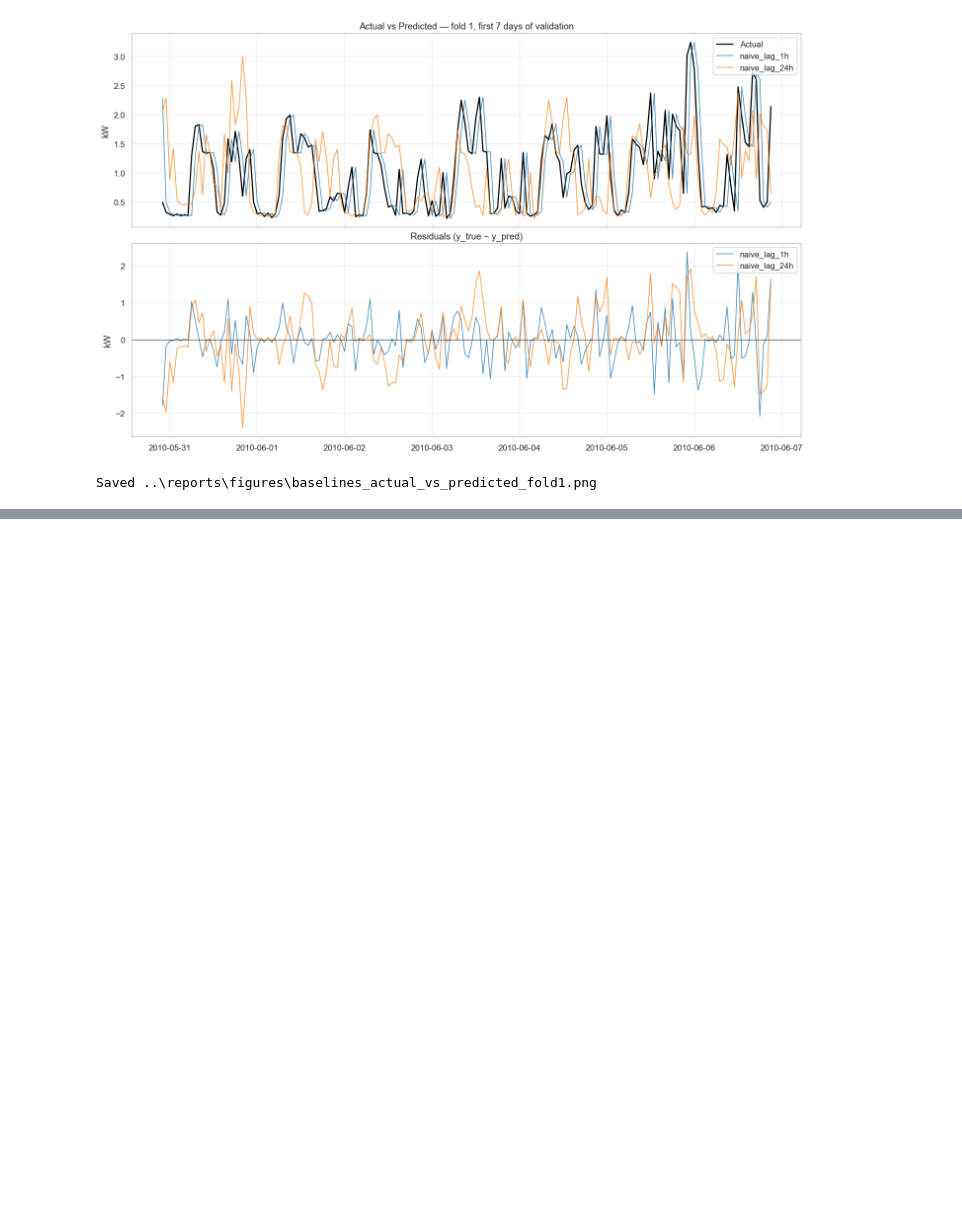
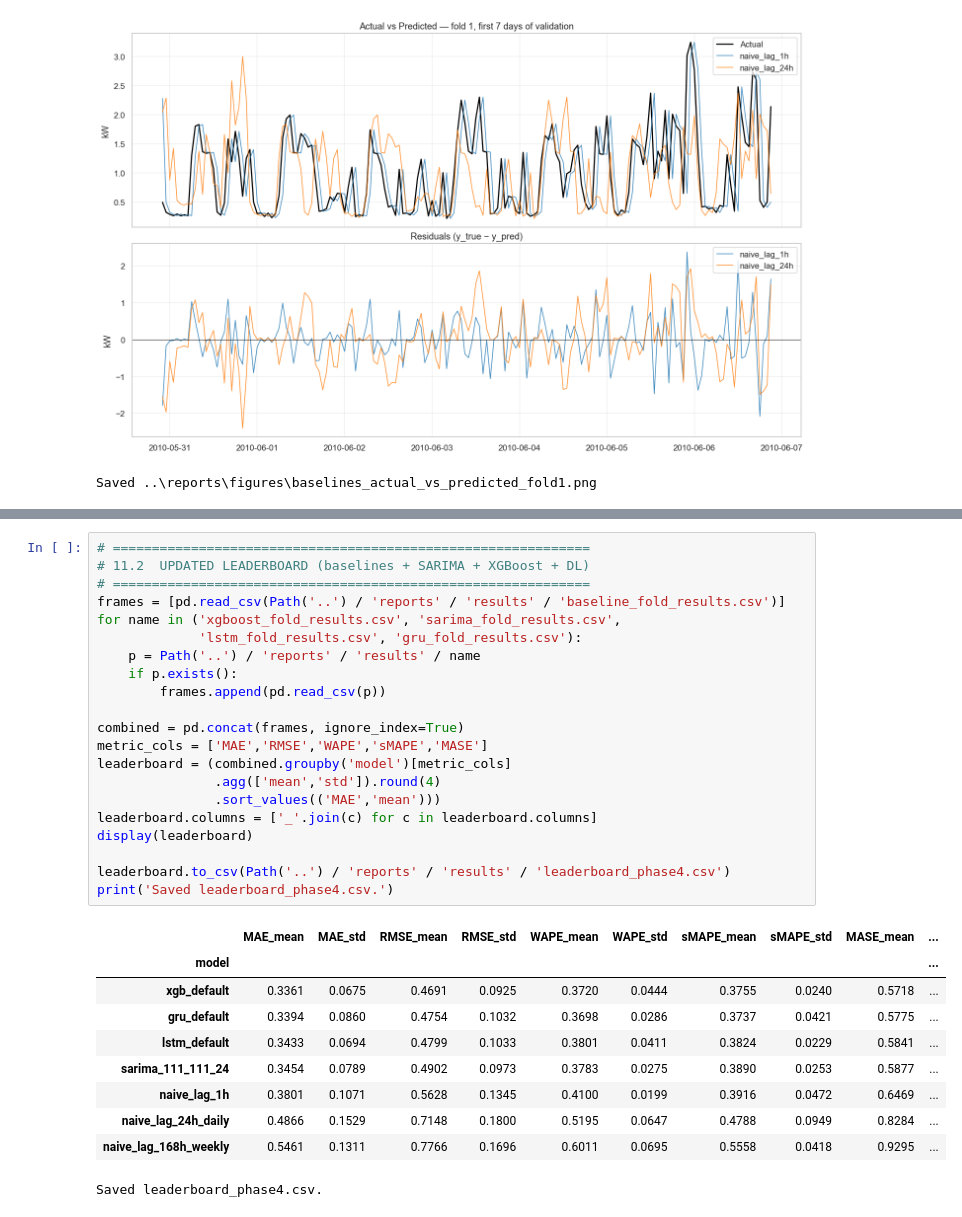
Before and after one commit to ThierryIshimwe/Energy-Forecasting, a Jupyter notebook: notebooks/03_modeling.ipynb, the cells around one changed output, grey strips where cells are left out. Drawn from its saved outputs; the diff is of its cells as text; blank space fills up the shorter version.

```diff
--- a/notebooks/03_modeling.ipynb
+++ b/notebooks/03_modeling.ipynb
@@ -321,0 +659,32 @@ Each model is fit on fold 1 first to inspect plausibility before expanding to al
+# %%
+# =============================================================
+# 11.2  UPDATED LEADERBOARD (baselines + SARIMA + XGBoost + DL)
+# =============================================================
+frames = [pd.read_csv(Path('..') / 'reports' / 'results' / 'baseline_fold_results.csv')]
+for name in ('xgboost_fold_results.csv', 'sarima_fold_results.csv',
+             'lstm_fold_results.csv', 'gru_fold_results.csv'):
+    p = Path('..') / 'reports' / 'results' / name
+    if p.exists():
+        frames.append(pd.read_csv(p))
+
+combined = pd.concat(frames, ignore_index=True)
+metric_cols = ['MAE','RMSE','WAPE','sMAPE','MASE']
+leaderboard = (combined.groupby('model')[metric_cols]
+               .agg(['mean','std']).round(4)
+               .sort_values(('MAE','mean')))
+leaderboard.columns = ['_'.join(c) for c in leaderboard.columns]
+display(leaderboard)
+
+leaderboard.to_csv(Path('..') / 'reports' / 'results' / 'leaderboard_phase4.csv')
+print('Saved leaderboard_phase4.csv.')
+# %% [output]
+|  | MAE_mean | MAE_std | RMSE_mean | RMSE_std | WAPE_mean | WAPE_std | sMAPE_mean | sMAPE_std | MASE_mean | ... |
+| model |  |  |  |  |  |  |  |  |  | ... |
+| xgb_default | 0.3361 | 0.0675 | 0.4691 | 0.0925 | 0.3720 | 0.0444 | 0.3755 | 0.0240 | 0.5718 | ... |
+| gru_default | 0.3394 | 0.0860 | 0.4754 | 0.1032 | 0.3698 | 0.0286 | 0.3737 | 0.0421 | 0.5775 | ... |
+| lstm_default | 0.3433 | 0.0694 | 0.4799 | 0.1033 | 0.3801 | 0.0411 | 0.3824 | 0.0229 | 0.5841 | ... |
+| sarima_111_111_24 | 0.3454 | 0.0789 | 0.4902 | 0.0973 | 0.3783 | 0.0275 | 0.3890 | 0.0253 | 0.5877 | ... |
+| naive_lag_1h | 0.3801 | 0.1071 | 0.5628 | 0.1345 | 0.4100 | 0.0199 | 0.3916 | 0.0472 | 0.6469 | ... |
+| naive_lag_24h_daily | 0.4866 | 0.1529 | 0.7148 | 0.1800 | 0.5195 | 0.0647 | 0.4788 | 0.0949 | 0.8284 | ... |
+| naive_lag_168h_weekly | 0.5461 | 0.1311 | 0.7766 | 0.1696 | 0.6011 | 0.0695 | 0.5558 | 0.0418 | 0.9295 | ... |
+Saved leaderboard_phase4.csv.
```
Also changed, not shown: parts of 17 cells of this notebook, 46 other files.
